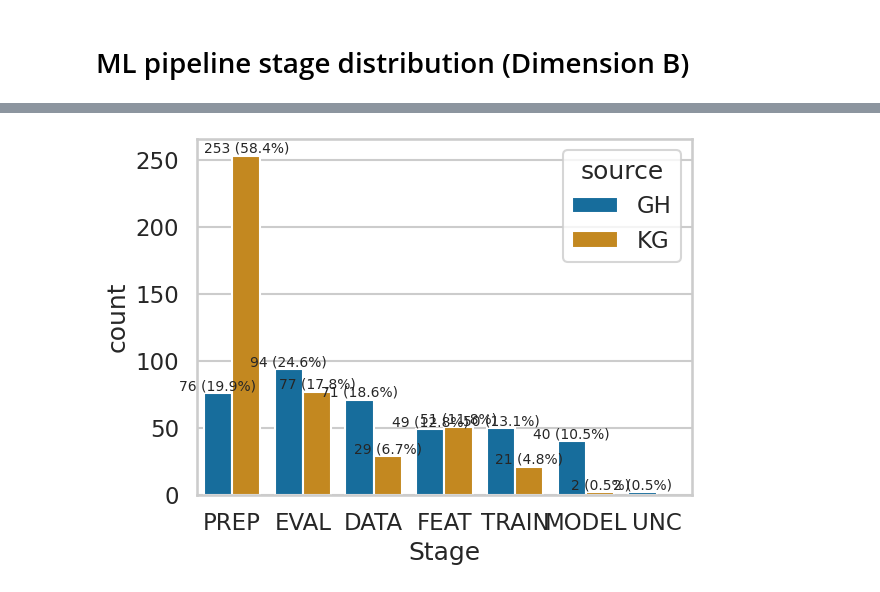
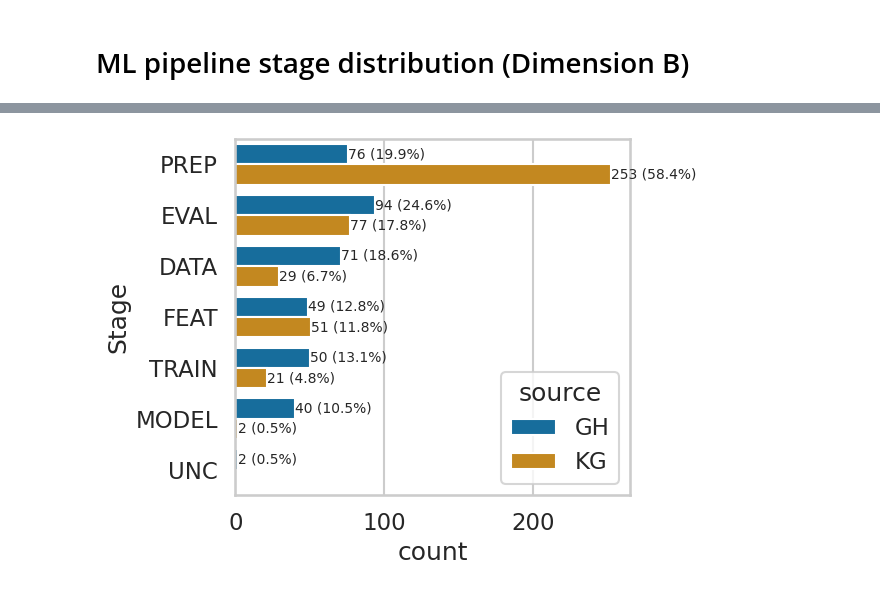
Before and after one commit to arumoy-shome/shome2023notebook, a Jupyter notebook: notebooks/results.ipynb, the cells around one changed output, grey strips where cells are left out. Drawn from its saved outputs; the diff is of its cells as text; code cells hidden in the pictures.

```diff
--- a/notebooks/results.ipynb
+++ b/notebooks/results.ipynb
@@ -35,14 +33,13 @@ Collapse the "DOC" intent into "EXP". We have a really small number of sample an
-# %%
-data.loc[data["Intent"] == "DOC", "Intent"] = "EXP"
 # %% [markdown]
 ## Helper Functions
 # %%
-def annot_count_with_percent(ax) -> None:
+def annot_count_with_percent(ax, orient="v") -> None:
     """Annotate each bar with count and percentage relative to hue size."""
+    get_val = (lambda p: p.get_width()) if orient == "h" else (lambda p: p.get_height())
     for container in ax.containers:
-        total = sum(p.get_height() for p in container)
+        total = sum(get_val(p) for p in container)
         labels = [
-            f"{int(p.get_height())} ({100 * p.get_height() / total:.1f}%)"
+            f"{int(get_val(p))} ({100 * get_val(p) / total:.1f}%)"
             for p in container
         ]
         ax.bar_label(container, labels=labels, fontsize=10.0)
@@ -178,11 +178,11 @@ ax.get_figure().tight_layout()
 # %%
 ax = sns.countplot(
     data=data,
-    x="Stage",
+    y="Stage",
     hue="source",
     order=data["Stage"].value_counts().index,
 )
-annot_count_with_percent(ax)
+annot_count_with_percent(ax, orient="h")
 ax.get_figure().tight_layout()
 # %% [output]
-[figure, old version]
+[figure, new version]
```
Also changed, not shown: parts of 17 cells of this notebook.
